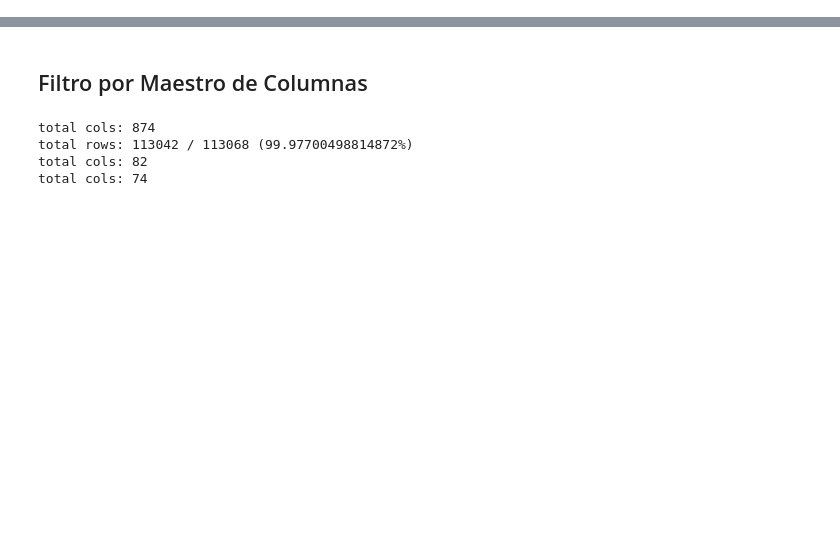
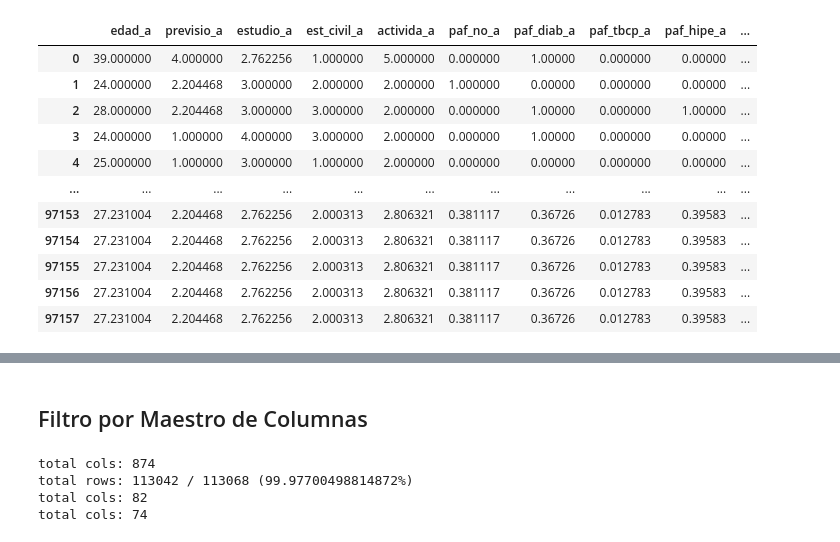
Before and after one commit to Zentra94/optiGWG, a Jupyter notebook: notebooks/01_preprocess.ipynb, the cells around one changed output, grey strips where cells are left out. Saved outputs shown, nothing was run; the diff lists cells and outputs as text; code cells hidden in the pictures; blank space fills up the shorter version.

```diff
--- a/notebooks/01_preprocess.ipynb
+++ b/notebooks/01_preprocess.ipynb
@@ -41,0 +293,76 @@ pd.set_option('display.max_columns', 300)
+# %%
+def clean_str(val):
+    specials = {"ã‘uã‘oa": "ñuñoa", "peã‘alolen": "peñalolen", "otra regiã³n": "otra región", "estaciã“n central": "estación central"}
+    spanish = {"ñ": "n", "á": "a", "é": "e", "í": "i", "ó": "o", "ú": "u"}
+    if not isinstance(val, str):
+        return val
+    val_ = val.lower()
+    if val_ in specials:
+        val_ = specials[val_]
+
+    for k in spanish:
+        val_.replace(k, spanish[k])
+
+    return val_
+# %%
+data_t = data_news.copy()
+extra_drops = ["poblbarr_a", "consorig_a", "rut"]
+data_t.drop(columns=extra_drops, inplace=True)
+
+# MVI
+numeric_imputer = SimpleImputer(strategy='mean')
+numeric_features = data_t.select_dtypes(include=NUMERICS).columns
+data_t[numeric_features] = numeric_imputer.fit_transform(data_t[numeric_features])
+
+categoric_imputer = SimpleImputer(strategy='most_frequent')
+categoric_features = data_t.select_dtypes(exclude=NUMERICS).columns
+data_t[categoric_features] = categoric_imputer.fit_transform(data_t[categoric_features])
+
+display(data_t.isna().mean().sort_values(ascending=False))
+
+# Fix Comuna
+for c in categoric_features:
+    data_t[c] = data_t[c].apply(lambda x: clean_str(x))
+data_t[categoric_features]
+
+# Outliers (pickle)
+
+for c in data_t.select_dtypes(include=NUMERICS).columns:
+
+    if data_t[c].max() == 1 and data_t[c].min() == 0:
+        print("Skipping column {} due to a binary".format(c))
+        continue
+
+    std = data_t[c].std()
+    mean = data_t[c].mean()
+
+    upper = mean + 2*std
+    lower = mean - 2*std
+
+    mask = (data_t[c] < lower) | (data_t[c] > upper)
+    n_ol = len(data_t[mask])
+
+    data_t.loc[mask, c] = mean
+
+    mask_post = (data_t[c] < lower) | (data_t[c] > upper)
+    n_ol_post = len(data_t[mask_post])
+
+    print("Column {} have {} / {} ({} %) of data as outliers.".format(c, n_ol, len(data_t),n_ol / len(data_t)))
+    print("upper: {}, lower: {}, mean: {}".format( upper, lower, mean))
+    print("\t Now is: {} %".format(n_ol_post / len(data_t)))
+
+# Hot Encoding (pickle)
+
+data_t.reset_index(inplace=True, drop=True)
+for c in categoric_features:
+    enc_name = "{}_oneHotEncoder".format(c)
+    path = PATH_REPO / "data/models/{}.pkl".format(enc_name)
+    enc = OneHotEncoder(drop='first', min_frequency=0.01)
+    one_hot_values =  pd.DataFrame(enc.fit_transform(data_t[categoric_features]).toarray(), columns=enc.get_feature_names_out())
+    data_t.drop(columns=[c], inplace=True)
+    data_t = data_t.join(one_hot_values)
+    file_to_store = open(path, "wb")
+    pickle.dump(enc, file_to_store)
+
+data_t
+# %% [output]
@@ -41,0 +398,12 @@ pd.set_option('display.max_columns', 300)
+|  | edad_a | previsio_a | estudio_a | est_civil_a | activida_a | paf_no_a | paf_diab_a | paf_tbcp_a | paf_hipe_a | ... |
+| 0 | 39.000000 | 4.000000 | 2.762256 | 1.000000 | 5.000000 | 0.000000 | 1.00000 | 0.000000 | 0.00000 | ... |
+| 1 | 24.000000 | 2.204468 | 3.000000 | 2.000000 | 2.000000 | 1.000000 | 0.00000 | 0.000000 | 0.00000 | ... |
+| 2 | 28.000000 | 2.204468 | 3.000000 | 3.000000 | 2.000000 | 0.000000 | 1.00000 | 0.000000 | 1.00000 | ... |
+| 3 | 24.000000 | 1.000000 | 4.000000 | 3.000000 | 2.000000 | 0.000000 | 1.00000 | 0.000000 | 0.00000 | ... |
+| 4 | 25.000000 | 1.000000 | 3.000000 | 1.000000 | 2.000000 | 0.000000 | 0.00000 | 0.000000 | 0.00000 | ... |
+| ... | ... | ... | ... | ... | ... | ... | ... | ... | ... | ... |
+| 97153 | 27.231004 | 2.204468 | 2.762256 | 2.000313 | 2.806321 | 0.381117 | 0.36726 | 0.012783 | 0.39583 | ... |
+| 97154 | 27.231004 | 2.204468 | 2.762256 | 2.000313 | 2.806321 | 0.381117 | 0.36726 | 0.012783 | 0.39583 | ... |
+| 97155 | 27.231004 | 2.204468 | 2.762256 | 2.000313 | 2.806321 | 0.381117 | 0.36726 | 0.012783 | 0.39583 | ... |
+| 97156 | 27.231004 | 2.204468 | 2.762256 | 2.000313 | 2.806321 | 0.381117 | 0.36726 | 0.012783 | 0.39583 | ... |
+| 97157 | 27.231004 | 2.204468 | 2.762256 | 2.000313 | 2.806321 | 0.381117 | 0.36726 | 0.012783 | 0.39583 | ... |
```
Also changed, not shown: parts of 27 cells of this notebook, 7 other files.
